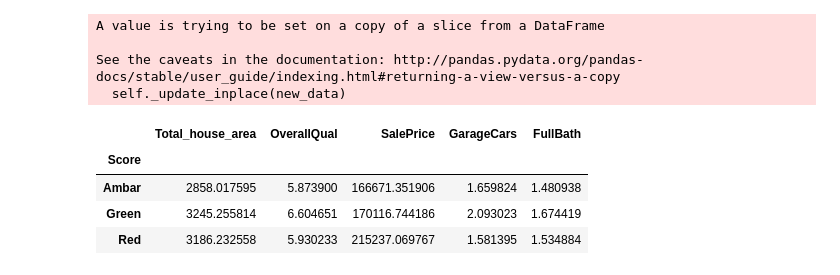
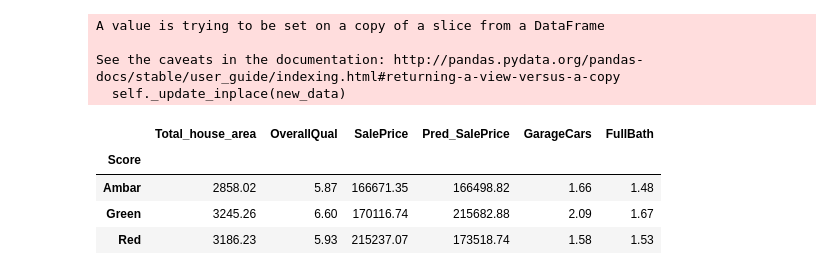
Before and after one commit to AMTORRES82/Udacity, a Jupyter notebook: Houses2.ipynb, the cells around one changed output. Drawn from its saved outputs; the diff is of its cells as text; code cells hidden in the pictures.

```diff
--- a/Houses2.ipynb
+++ b/Houses2.ipynb
@@ -712,11 +722,3 @@ A value is trying to be set on a copy of a slice from a DataFrame
 
 See the caveats in the documentation: http://pandas.pydata.org/pandas-docs/stable/user_guide/indexing.html#returning-a-view-versus-a-copy
   self._update_inplace(new_data)
-# %%
-X_test_pred_ac.groupby(['Score'])['Total_house_area','OverallQual','SalePrice','GarageCars','FullBath'].mean()
-# %% [output]
-|  | Total_house_area | OverallQual | SalePrice | GarageCars | FullBath |
-| Score |  |  |  |  |  |
-| Ambar | 2858.017595 | 5.873900 | 166671.351906 | 1.659824 | 1.480938 |
-| Green | 3245.255814 | 6.604651 | 170116.744186 | 2.093023 | 1.674419 |
-| Red | 3186.232558 | 5.930233 | 215237.069767 | 1.581395 | 1.534884 |
@@ -803,0 +725,9 @@ SaleCondition: Condition of sale
+# %%
+#GROUPING THE TEST SET BY THE SCORE WITH THE MOST IMPORTANT VARIABLES AND PREDICTED AND REAL PRICES, WE OBTAIN THE AVG PROFILES IN EACH CATEGORY
+X_test_pred_ac.groupby(['Score'])['Total_house_area','OverallQual','SalePrice','Pred_SalePrice','GarageCars','FullBath'].mean().round(2)
+# %% [output]
+|  | Total_house_area | OverallQual | SalePrice | Pred_SalePrice | GarageCars | FullBath |
+| Score |  |  |  |  |  |  |
+| Ambar | 2858.02 | 5.87 | 166671.35 | 166498.82 | 1.66 | 1.48 |
+| Green | 3245.26 | 6.60 | 170116.74 | 215682.88 | 2.09 | 1.67 |
+| Red | 3186.23 | 5.93 | 215237.07 | 173518.74 | 1.58 | 1.53 |
```
Also changed, not shown: parts of 24 cells of this notebook.
